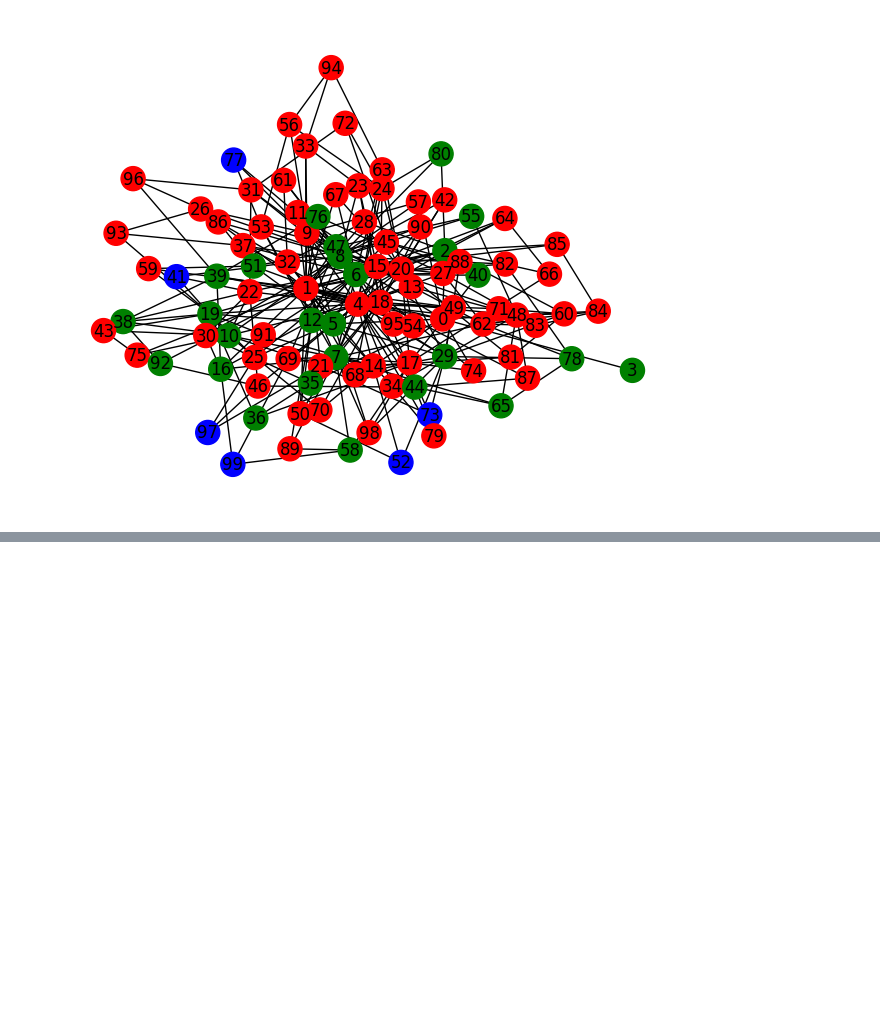
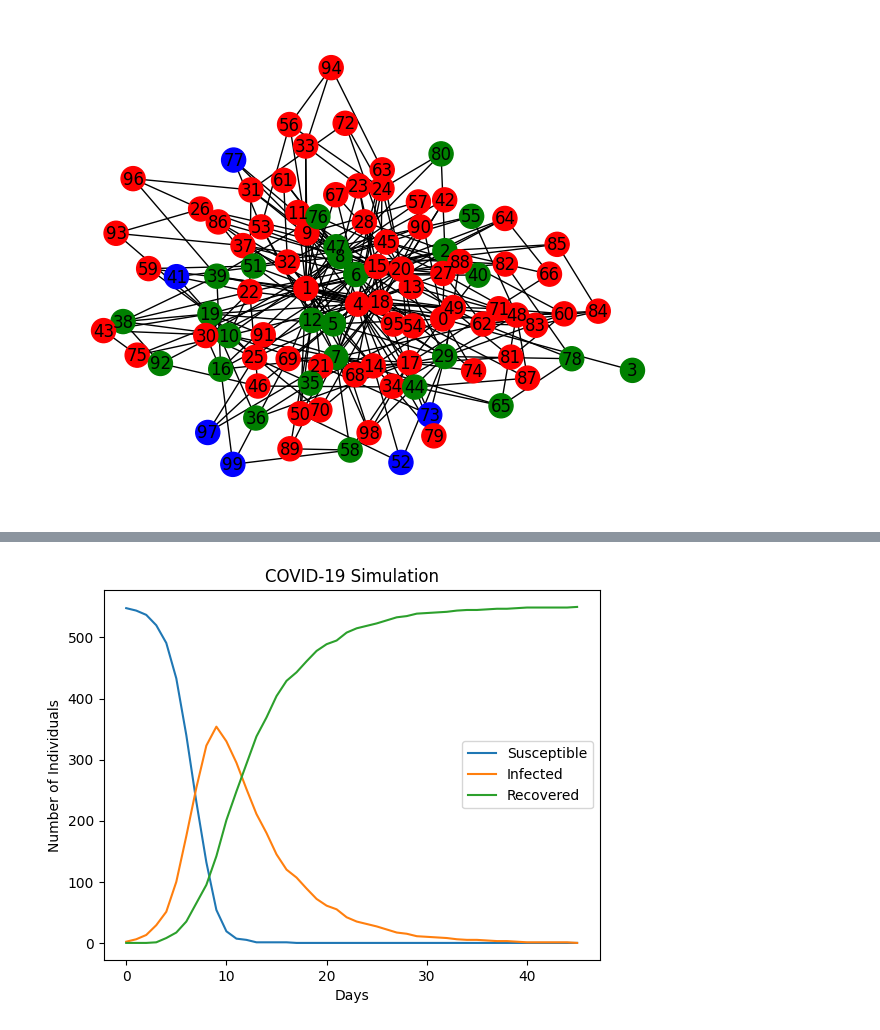
Before and after one commit to JeffersonEspinalA/Prueba, a Jupyter notebook: TF_Complex.ipynb, the cells around one changed output, grey strips where cells are left out. Cells and saved outputs as stored; diff of their text form; code cells hidden in the pictures; blank space fills up the shorter version.

```diff
--- a/TF_Complex.ipynb
+++ b/TF_Complex.ipynb
@@ -131,0 +233,81 @@ since Python 3.9 and will be removed in a subsequent version.
+# %%
+import networkx as nx
+import random
+import matplotlib.pyplot as plt
+
+def initialize_population(graph, initial_infected):
+    population = {}
+    for node in graph.nodes():
+        population[node] = "S"  # Todos los nodos son susceptibles (S)
+    infected_nodes = random.sample(graph.nodes(), initial_infected)
+    for node in infected_nodes:
+        population[node] = "I"  # Algunos nodos iniciales se marcan como infectados (I)
+    return population
+
+def simulate_spread(graph, population, infection_rate, recovery_rate, max_iterations):
+    days = []
+    susceptible_counts = []
+    infected_counts = []
+    recovered_counts = []
+
+    for day in range(max_iterations):
+        next_population = population.copy()
+        susceptible_count = sum(1 for node in graph.nodes() if population[node] == "S")
+        infected_count = sum(1 for node in graph.nodes() if population[node] == "I")
+        recovered_count = sum(1 for node in graph.nodes() if population[node] == "R")
+
+        days.append(day)
+        susceptible_counts.append(susceptible_count)
+        infected_counts.append(infected_count)
+        recovered_counts.append(recovered_count)
+
+        for node in graph.nodes():
+            if population[node] == "I":
+                # Nodo infectado
+                neighbors = list(graph.neighbors(node))
+                for neighbor in neighbors:
+                    if population[neighbor] == "S":
+                        # Vecino susceptible
+                        if random.random() < infection_rate:
+                            next_population[neighbor] = "I"  # Se infecta
+            if population[node] == "I":
+                # Nodo infectado
+                if random.random() < recovery_rate:
+                    next_population[node] = "R"  # Se recupera
+        population = next_population
+
+        if recovered_count == len(graph.nodes()):  # Si todos los nodos se han recuperado, se detiene la simulación
+            break
+
+    return days, susceptible_counts, infected_counts, recovered_counts
+
+def plot_simulation(days, susceptible_counts, infected_counts, recovered_counts):
+    plt.plot(days, susceptible_counts, label='Susceptible')
+    plt.plot(days, infected_counts, label='Infected')
+    plt.plot(days, recovered_counts, label='Recovered')
+    plt.xlabel('Days')
+    plt.ylabel('Number of Individuals')
+    plt.title('COVID-19 Simulation')
+    plt.legend()
+    plt.show()
+
+# Parámetros de simulación
+N = 550  # Número de nodos
+p = 0.05  # Probabilidad de conexión entre dos nodos
+initial_infected = 2  # Número inicial de nodos infectados
+infection_rate = 0.05  # Tasa de infección
+recovery_rate = 0.16  # Tasa de recuperación
+max_iterations = 365  # Número máximo de iteraciones
+
+# Generar red Erdos Renyi
+graph = nx.erdos_renyi_graph(N, p)
+
+# Inicializar población
+population = initialize_population(graph, initial_infected)
+
+# Simular propagación del COVID-19 y obtener resultados
+days, susceptible_counts, infected_counts, recovered_counts = simulate_spread(graph, population, infection_rate, recovery_rate, max_iterations)
+
+# Graficar simulación
+plot_simulation(days, susceptible_counts, infected_counts, recovered_counts)
+# %% [output]
@@ -131,0 +316 @@ since Python 3.9 and will be removed in a subsequent version.
+[figure, added]
```
Also changed, not shown: parts of 5 cells of this notebook.
